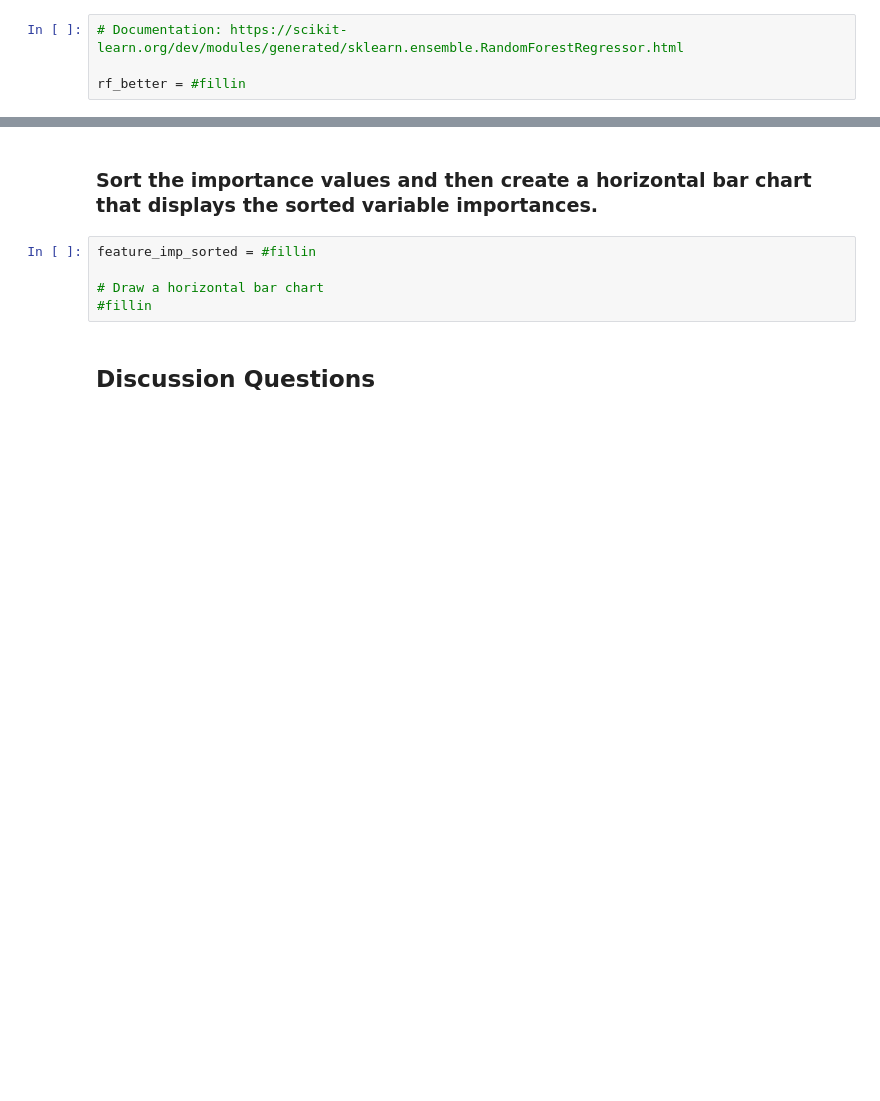
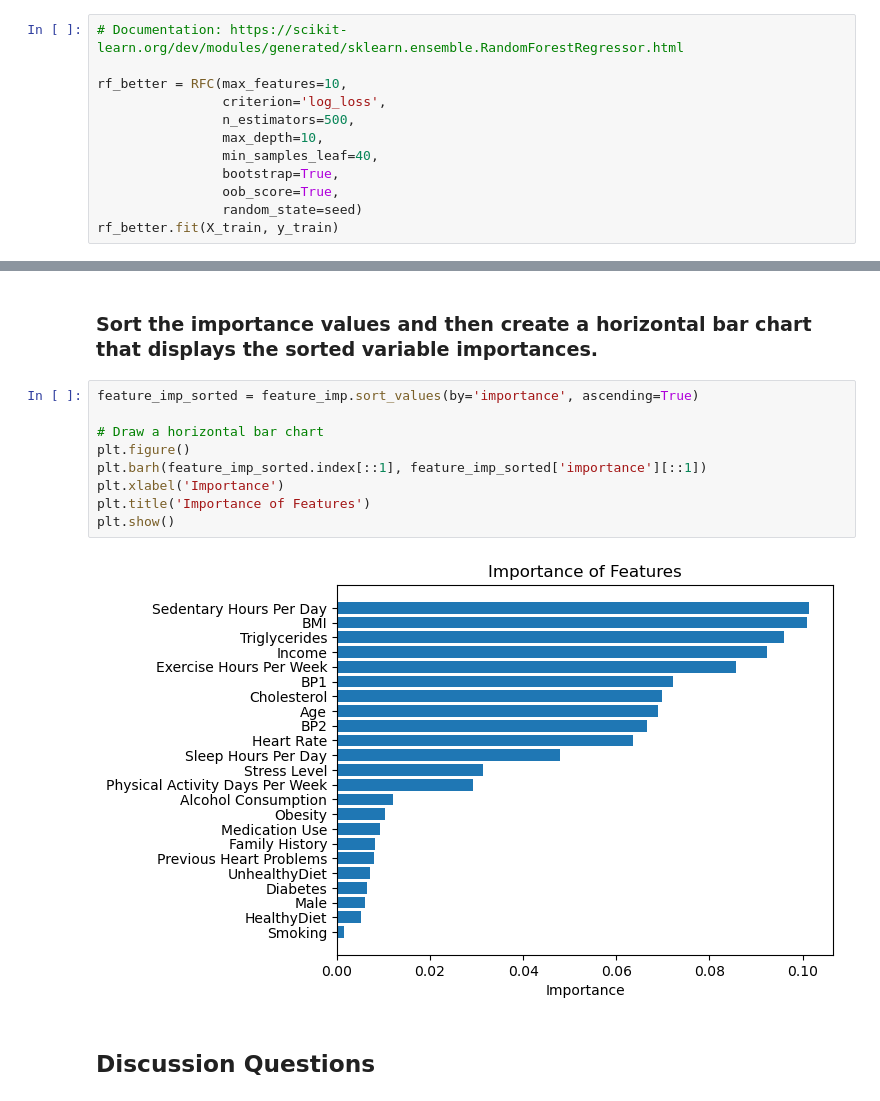
Before and after one commit to sagnihotram1/CSE2600, a Jupyter notebook: mod08_rf.ipynb, the cells around one changed output, grey strips where cells are left out. Drawn from its saved outputs; the diff is of its cells as text; blank space fills up the shorter version.

```diff
--- a/mod08_rf.ipynb
+++ b/mod08_rf.ipynb
@@ -227,4 +242,12 @@ You will be scored according to how well it performs on an unseen holdout set.
 # %%
 # Documentation: https://scikit-learn.org/dev/modules/generated/sklearn.ensemble.RandomForestRegressor.html
 
-rf_better = #fillin
+rf_better = RFC(max_features=10,
+                criterion='log_loss',
+                n_estimators=500,
+                max_depth=10,
+                min_samples_leaf=40,
+                bootstrap=True,
+                oob_score=True,
+                random_state=seed)
+rf_better.fit(X_train, y_train)
@@ -245,10 +292,16 @@ feature_imp
 # %% [markdown]
 ### Sort the importance values and then create a horizontal bar chart that displays the sorted variable importances.
 # %%
-feature_imp_sorted = #fillin
+feature_imp_sorted = feature_imp.sort_values(by='importance', ascending=True)
 
 # Draw a horizontal bar chart
-#fillin
+plt.figure()
+plt.barh(feature_imp_sorted.index[::1], feature_imp_sorted['importance'][::1])
+plt.xlabel('Importance')
+plt.title('Importance of Features')
+plt.show()
+# %% [output]
+[figure, added]
 # %% [markdown]
 ## Discussion Questions
 # %% [markdown]
```
Also changed, not shown: parts of 12 cells of this notebook.
